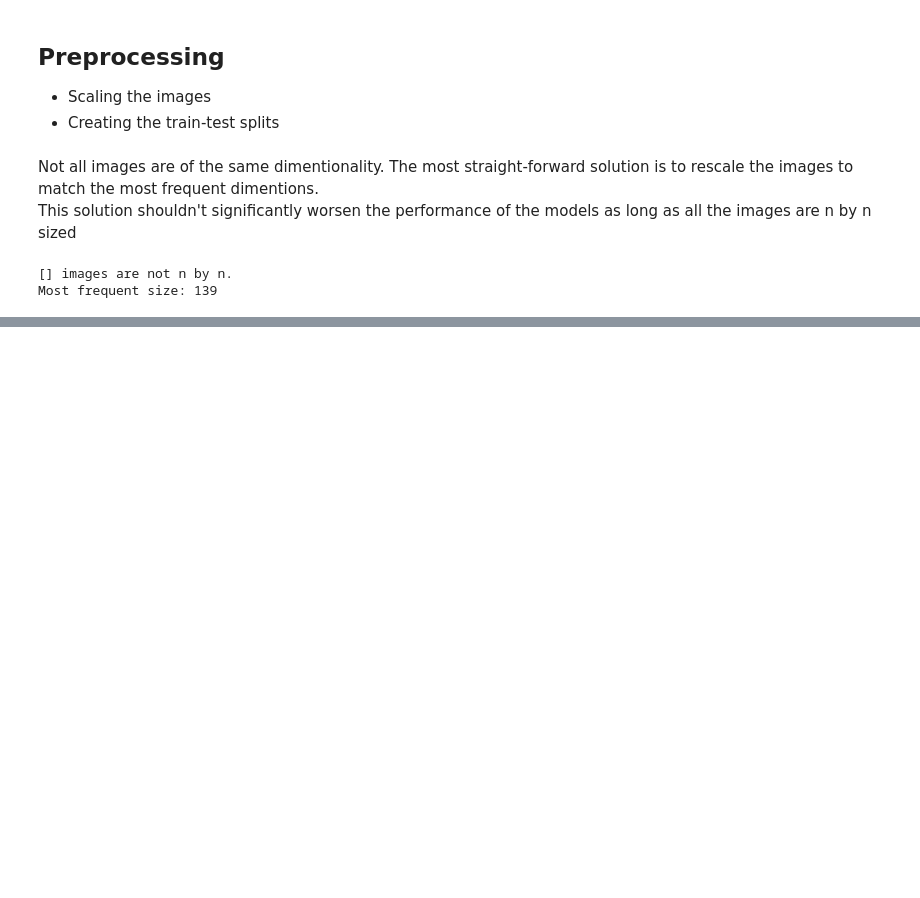
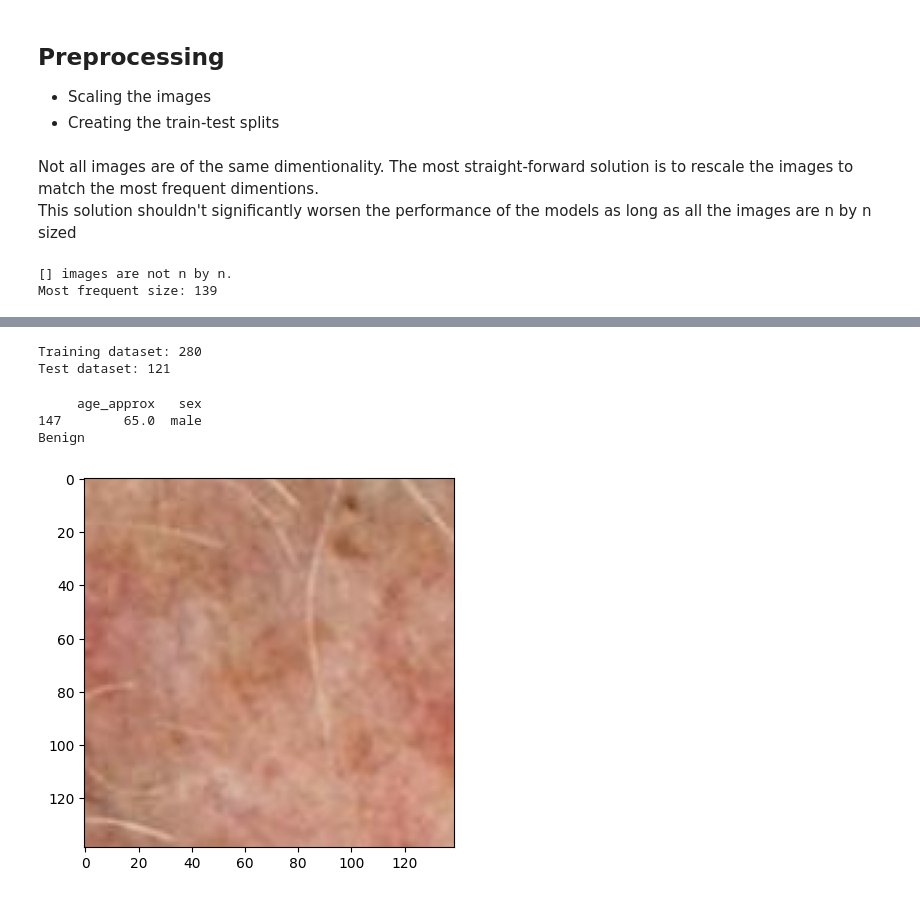
Before and after one commit to corgi-vision/skin-cancer-detection, a Jupyter notebook: explore.ipynb, the cells around one changed output, grey strips where cells are left out. Saved outputs shown, nothing was run; the diff lists cells and outputs as text; code cells hidden in the pictures; blank space fills up the shorter version.

Commit message:
splitting train and test datasets

```diff
--- a/explore.ipynb
+++ b/explore.ipynb
@@ -124,0 +127,23 @@ X_scaled.shape
+# %%
+from sklearn.model_selection import train_test_split
+
+test_size=0.3
+
+# Validation split to be handled by the model
+X_train, X_test, meta_train, meta_test, Y_train, Y_test = train_test_split(X_scaled, metadata, Y, test_size=test_size)
+print(f"Training dataset: {X_train.shape[0]}\nTest dataset: {X_test.shape[0]}")
+# %% [output]
+Training dataset: 280
+Test dataset: 121
+# %%
+# Inspect a random training instance
+
+random_idx = np.random.randint(0, X_train.shape[0])
+plt.imshow(X_train[random_idx])
+print(meta_train[random_idx][["age_approx", "sex"]])  # TODO: Find other useful columns
+print("Malignant" if Y[random_idx].item() else "Benign")
+# %% [output]
+     age_approx   sex
+147        65.0  male
+Benign
+[figure, added]
```
Also changed, not shown: parts of 1 cell of this notebook.
